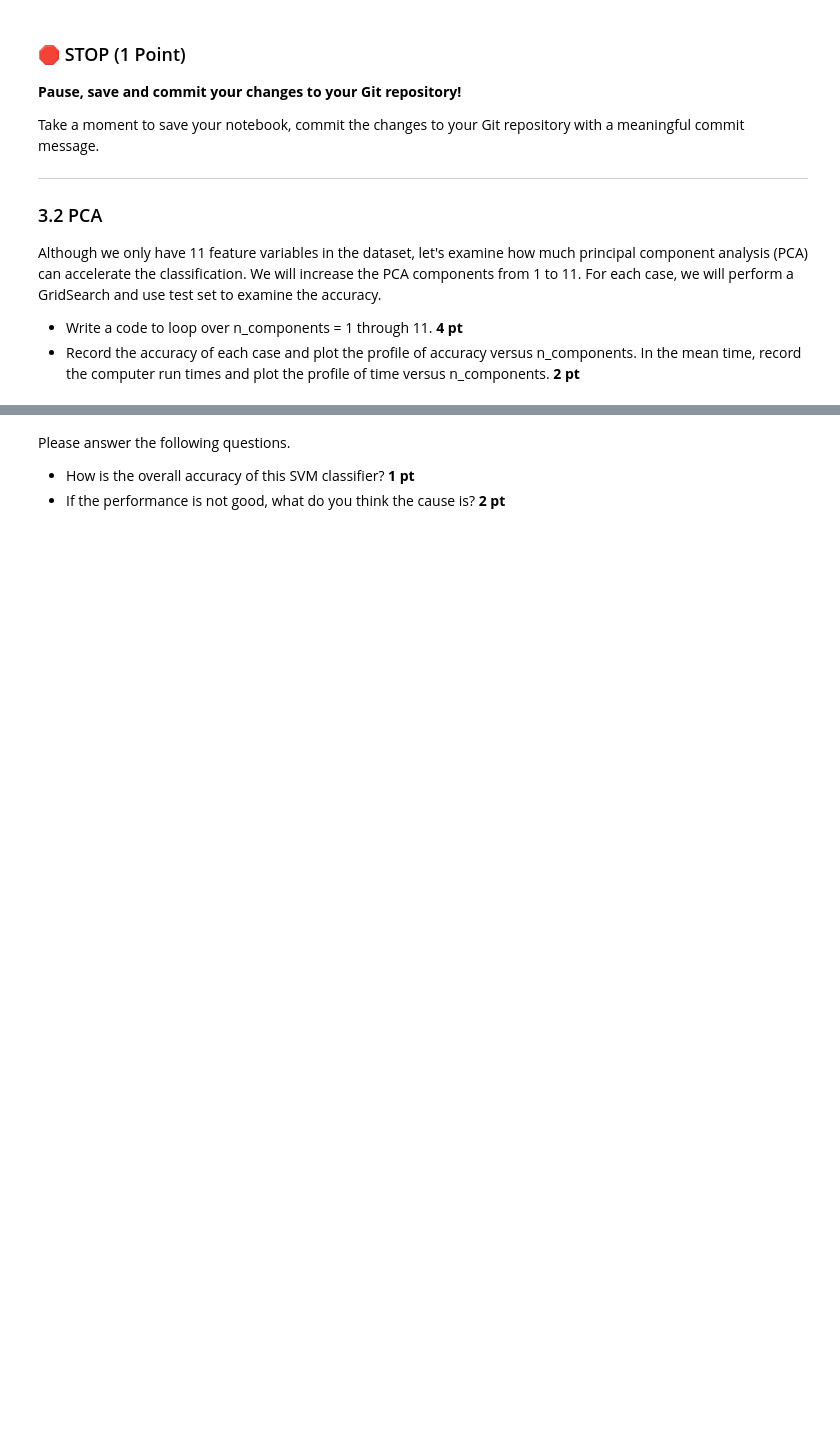
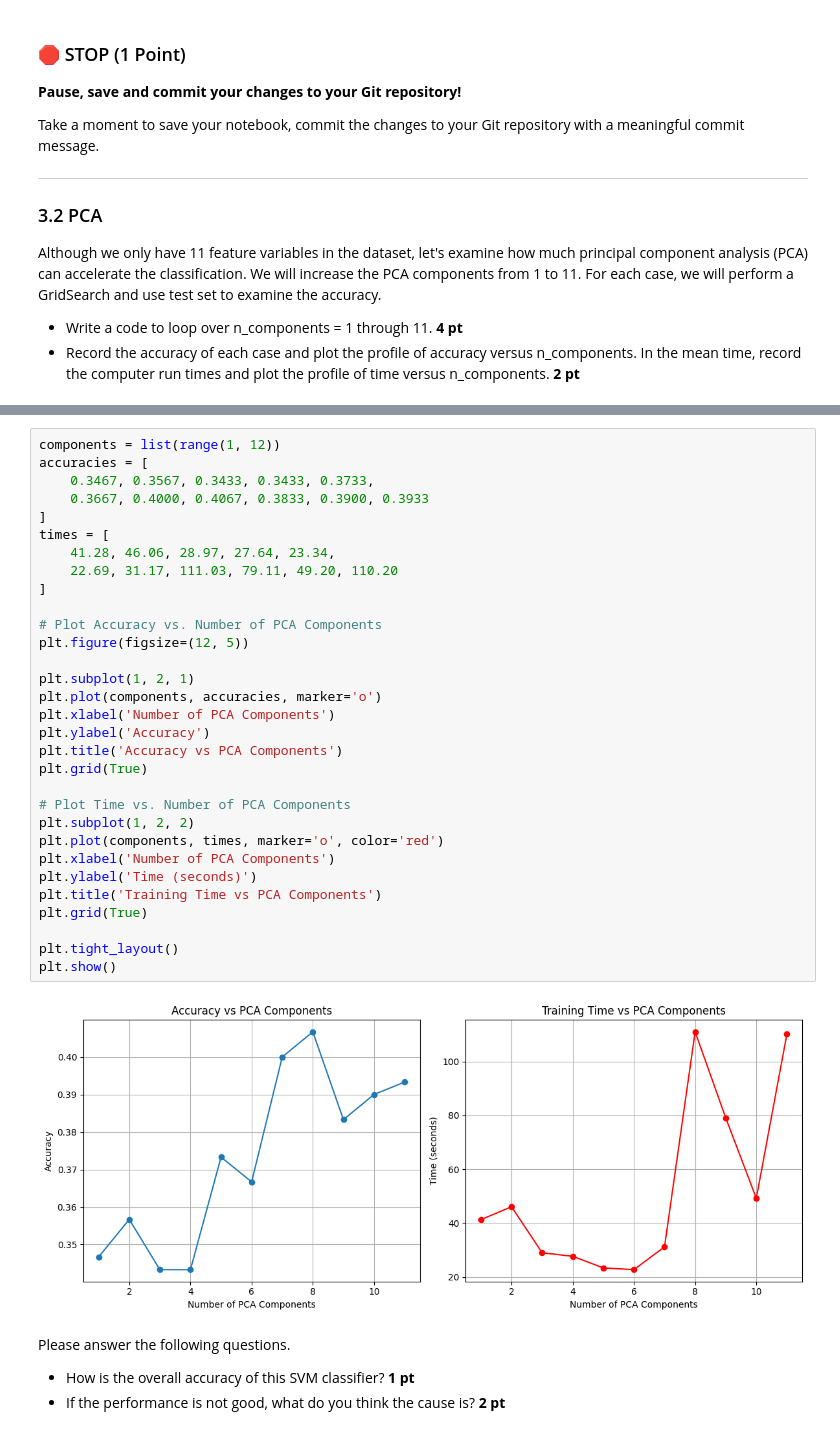
Before and after one commit to KlutzyFella/CMSE202-f25-turnin, a Jupyter notebook: hw-04/HW-04_Perceptron_SVM_STUDENT.ipynb, the cells around one changed output, grey strips where cells are left out. Cells and saved outputs as stored; diff of their text form; blank space fills up the shorter version.

```diff
--- a/hw-04/HW-04_Perceptron_SVM_STUDENT.ipynb
+++ b/hw-04/HW-04_Perceptron_SVM_STUDENT.ipynb
@@ -599,3 +648,36 @@ Although we only have 11 feature variables in the dataset, let's examine how muc
+# %%
+components = list(range(1, 12))
+accuracies = [
+    0.3467, 0.3567, 0.3433, 0.3433, 0.3733,
+    0.3667, 0.4000, 0.4067, 0.3833, 0.3900, 0.3933
+]
+times = [
+    41.28, 46.06, 28.97, 27.64, 23.34,
+    22.69, 31.17, 111.03, 79.11, 49.20, 110.20
+]
+
+# Plot Accuracy vs. Number of PCA Components
+plt.figure(figsize=(12, 5))
+
+plt.subplot(1, 2, 1)
+plt.plot(components, accuracies, marker='o')
+plt.xlabel('Number of PCA Components')
+plt.ylabel('Accuracy')
+plt.title('Accuracy vs PCA Components')
+plt.grid(True)
+
+# Plot Time vs. Number of PCA Components
+plt.subplot(1, 2, 2)
+plt.plot(components, times, marker='o', color='red')
+plt.xlabel('Number of PCA Components')
+plt.ylabel('Time (seconds)')
+plt.title('Training Time vs PCA Components')
+plt.grid(True)
+
+plt.tight_layout()
+plt.show()
+# %% [output]
+[figure, added]
 # %% [markdown]
 Please answer the following questions.
 * How is the overall accuracy of this SVM classifier?  **1 pt**
```
Also changed, not shown: parts of 4 cells of this notebook.
